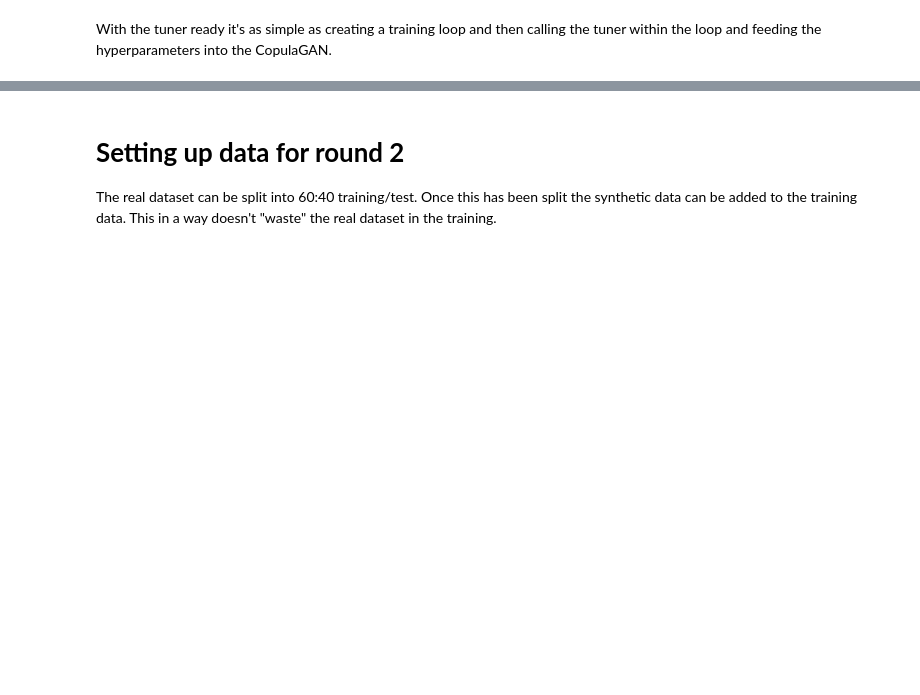
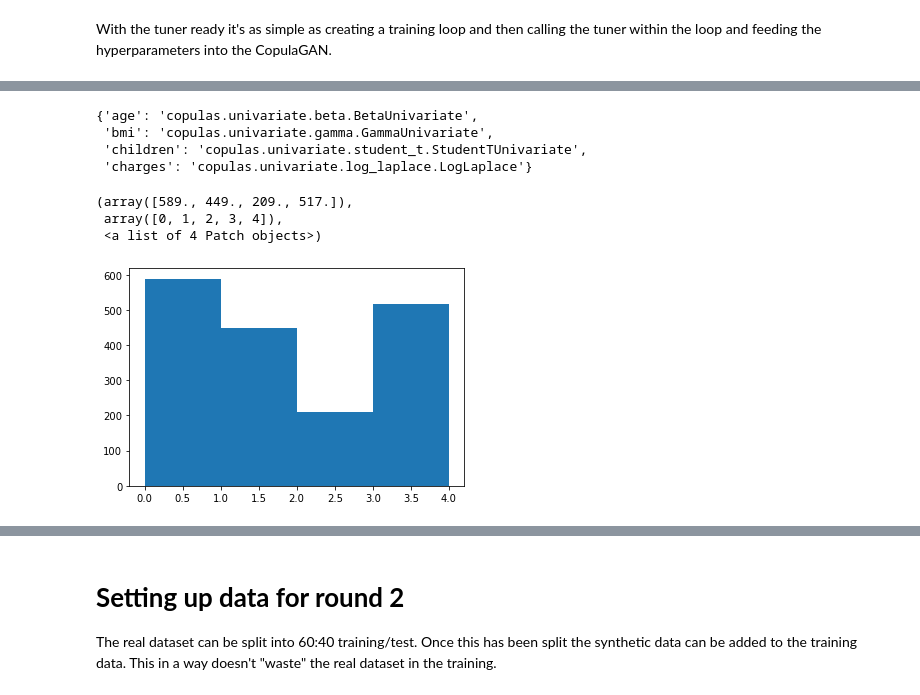
Before and after one commit to JetfiRex/SyntheticDataExperiments, a Jupyter notebook: Unbalanced/Insurance_numerical_to_classifier_CopulaGAN_ImbDist.ipynb, the cells around one changed output, grey strips where cells are left out. Saved outputs shown, nothing was run; the diff lists cells and outputs as text; code cells hidden in the pictures; blank space fills up the shorter version.

```diff
--- a/Unbalanced/Insurance_numerical_to_classifier_CopulaGAN_ImbDist.ipynb
+++ b/Unbalanced/Insurance_numerical_to_classifier_CopulaGAN_ImbDist.ipynb
@@ -904,7 +904,7 @@ import time
 ST=time.time()
 
 ## TRAINING LOOP START ##
-for _ in range(30): # only 1 and do the test
+for _ in range(10): # only 1 and do the test
 
     # Increment the tracker
     tracker += 1
@@ -970,10 +984,20 @@ best_data
 # %%
 best_distributions
+# %% [output]
+{'age': 'copulas.univariate.beta.BetaUnivariate',
+ 'bmi': 'copulas.univariate.gamma.GammaUnivariate',
+ 'children': 'copulas.univariate.student_t.StudentTUnivariate',
+ 'charges': 'copulas.univariate.log_laplace.LogLaplace'}
 # %%
 best=best_data
 best_data=best_data[~best_data.index.duplicated()]
 num_bins = 20
-plt.hist(best_data["charges"], [2000*i for i in range (33)])
+plt.hist(best_data["charges"], [i for i in range (5)])
+# %% [output]
+(array([589., 449., 209., 517.]),
+ array([0, 1, 2, 3, 4]),
+ <a list of 4 Patch objects>)
+[figure, added]
 # %%
 score = evaluate(synthetic_data = best_data, real_data = real, aggregate = False)
 score
```
Also changed, not shown: parts of 13 cells of this notebook, 6 other files.
